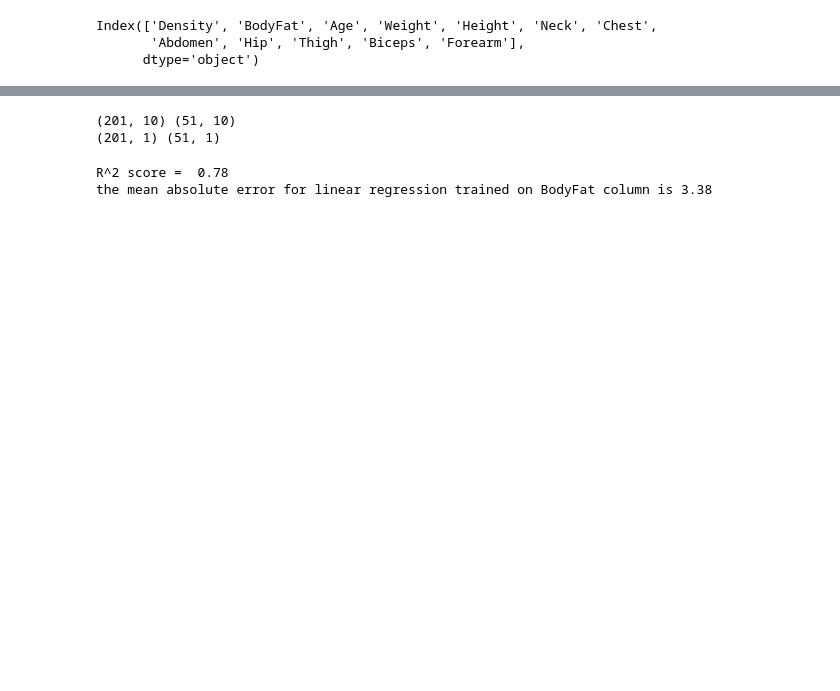
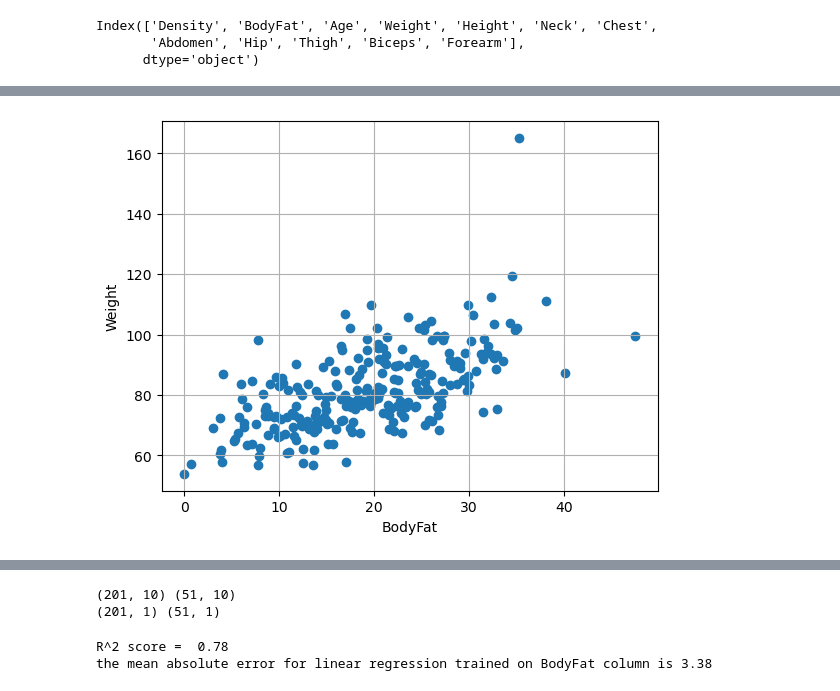
Before and after one commit to AdityaKanawade0565/Body-fat-percentage-estimation-, a Jupyter notebook: BodyFatRandomForest.ipynb, the cells around one changed output, grey strips where cells are left out. Drawn from its saved outputs; the diff is of its cells as text; code cells hidden in the pictures; blank space fills up the shorter version.

```diff
--- a/BodyFatRandomForest.ipynb
+++ b/BodyFatRandomForest.ipynb
@@ -11,0 +40,7 @@ Index(['Density', 'BodyFat', 'Age', 'Weight', 'Height', 'Neck', 'Chest',
+# %%
+plt.scatter(df.BodyFat, df.Weight )
+plt.xlabel('BodyFat')
+plt.ylabel('Weight')
+plt.grid()
+# %% [output]
+[figure, added]
```
Also changed, not shown: parts of 8 cells of this notebook, 15 other files.
